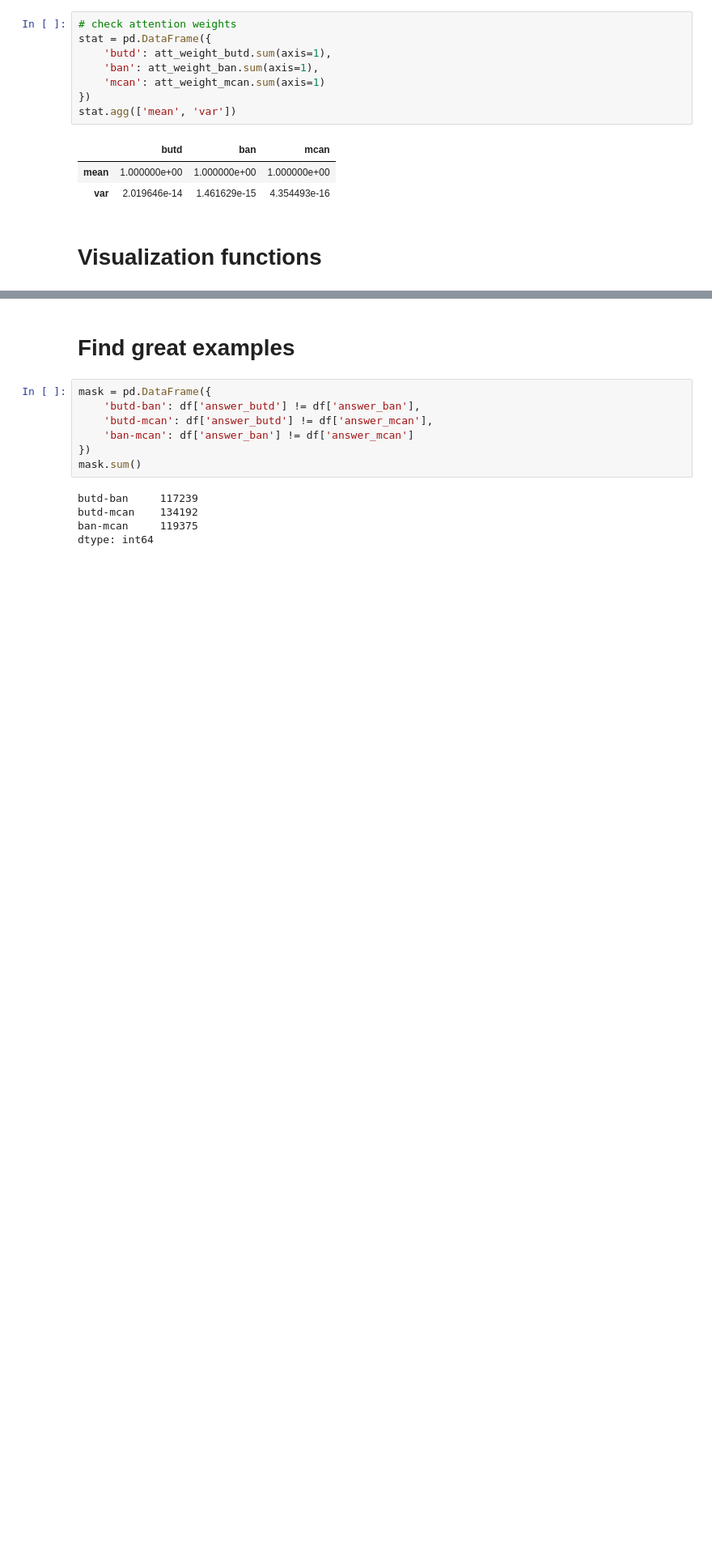
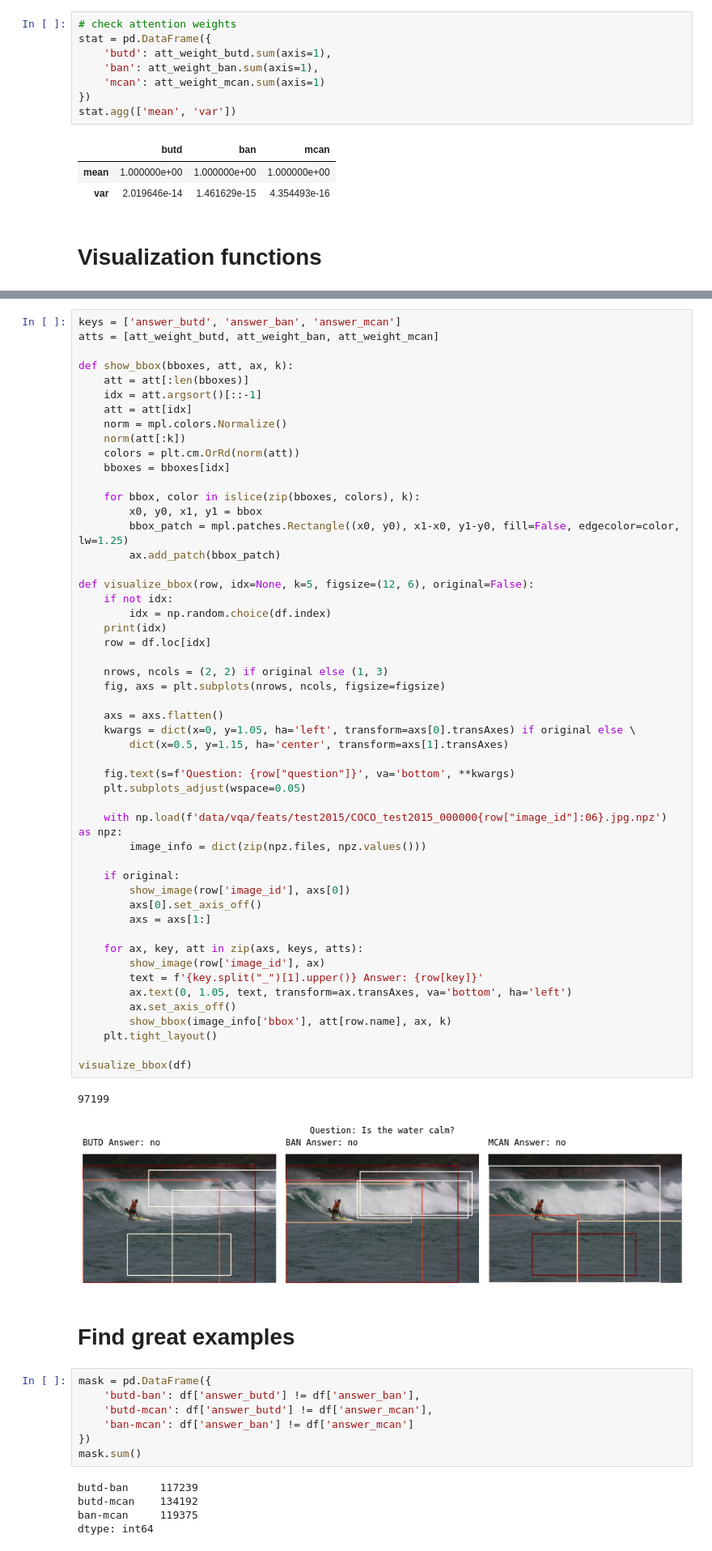
Before and after one commit to zhaoyi3264/openvqa, a Jupyter notebook: visualization.ipynb, the cells around one changed output, grey strips where cells are left out. Shown at 81% size. Saved outputs shown, nothing was run; the diff lists cells and outputs as text; blank space fills up the shorter version.

```diff
--- a/visualization.ipynb
+++ b/visualization.ipynb
@@ -206,3 +118,57 @@ visualize_bbox_with_original_random(df)
+# %%
+keys = ['answer_butd', 'answer_ban', 'answer_mcan']
+atts = [att_weight_butd, att_weight_ban, att_weight_mcan]
+
+def show_bbox(bboxes, att, ax, k):
+    att = att[:len(bboxes)]
+    idx = att.argsort()[::-1]
+    att = att[idx]
+    norm = mpl.colors.Normalize()
+    norm(att[:k])
+    colors = plt.cm.OrRd(norm(att))
+    bboxes = bboxes[idx]
+
+    for bbox, color in islice(zip(bboxes, colors), k):
+        x0, y0, x1, y1 = bbox
+        bbox_patch = mpl.patches.Rectangle((x0, y0), x1-x0, y1-y0, fill=False, edgecolor=color, lw=1.25)
+        ax.add_patch(bbox_patch)
+
+def visualize_bbox(row, idx=None, k=5, figsize=(12, 6), original=False):
+    if not idx:
+        idx = np.random.choice(df.index)
+    print(idx)
+    row = df.loc[idx]
+
+    nrows, ncols = (2, 2) if original else (1, 3)
+    fig, axs = plt.subplots(nrows, ncols, figsize=figsize)
+
+    axs = axs.flatten()
+    kwargs = dict(x=0, y=1.05, ha='left', transform=axs[0].transAxes) if original else \
+        dict(x=0.5, y=1.15, ha='center', transform=axs[1].transAxes)
+
+    fig.text(s=f'Question: {row["question"]}', va='bottom', **kwargs)
+    plt.subplots_adjust(wspace=0.05)
+
+    with np.load(f'data/vqa/feats/test2015/COCO_test2015_000000{row["image_id"]:06}.jpg.npz') as npz:
+        image_info = dict(zip(npz.files, npz.values()))
+
+    if original:
+        show_image(row['image_id'], axs[0])
+        axs[0].set_axis_off()
+        axs = axs[1:]
+
+    for ax, key, att in zip(axs, keys, atts):
+        show_image(row['image_id'], ax)
+        text = f'{key.split("_")[1].upper()} Answer: {row[key]}'
+        ax.text(0, 1.05, text, transform=ax.transAxes, va='bottom', ha='left')
+        ax.set_axis_off()
+        show_bbox(image_info['bbox'], att[row.name], ax, k)
+    plt.tight_layout()
+
+visualize_bbox(df)
+# %% [output]
+97199
+[figure, added]
 # %% [markdown]
 # Find great examples
 # %%
```
Also changed, not shown: parts of 11 cells of this notebook, 6 other files.
